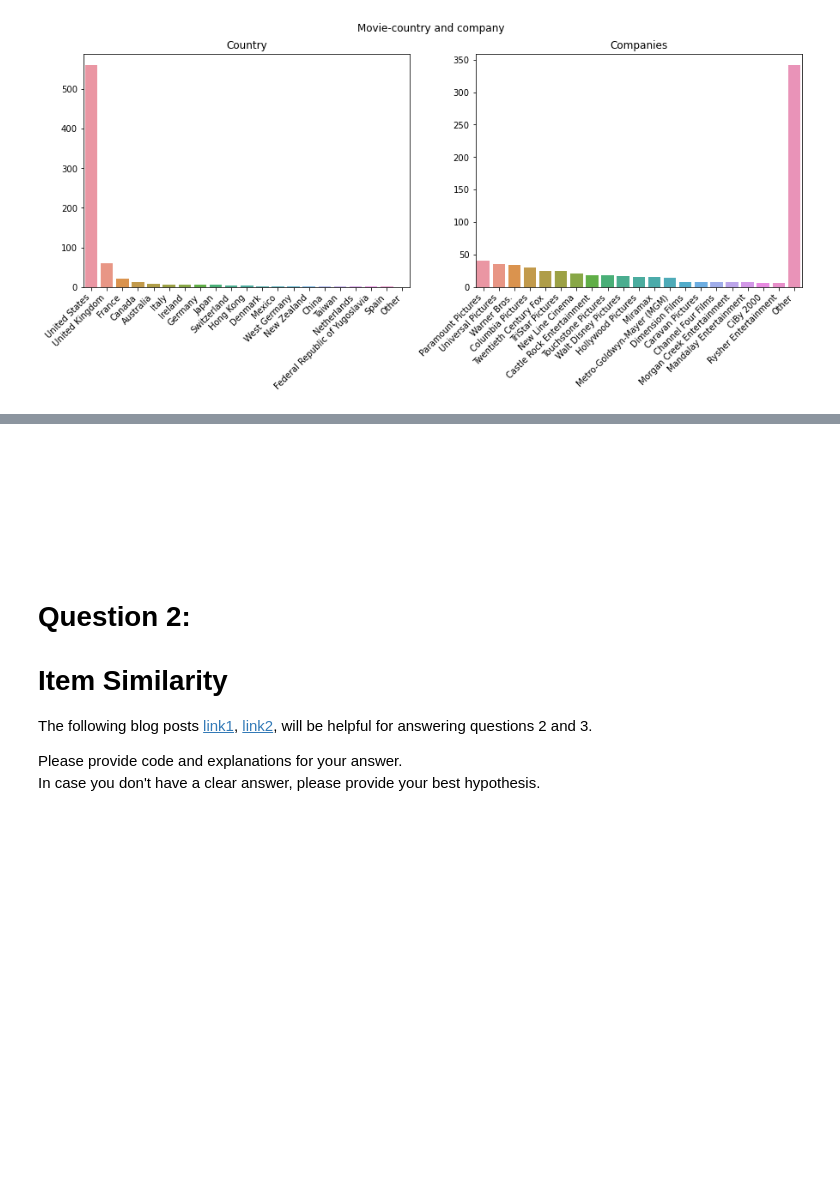
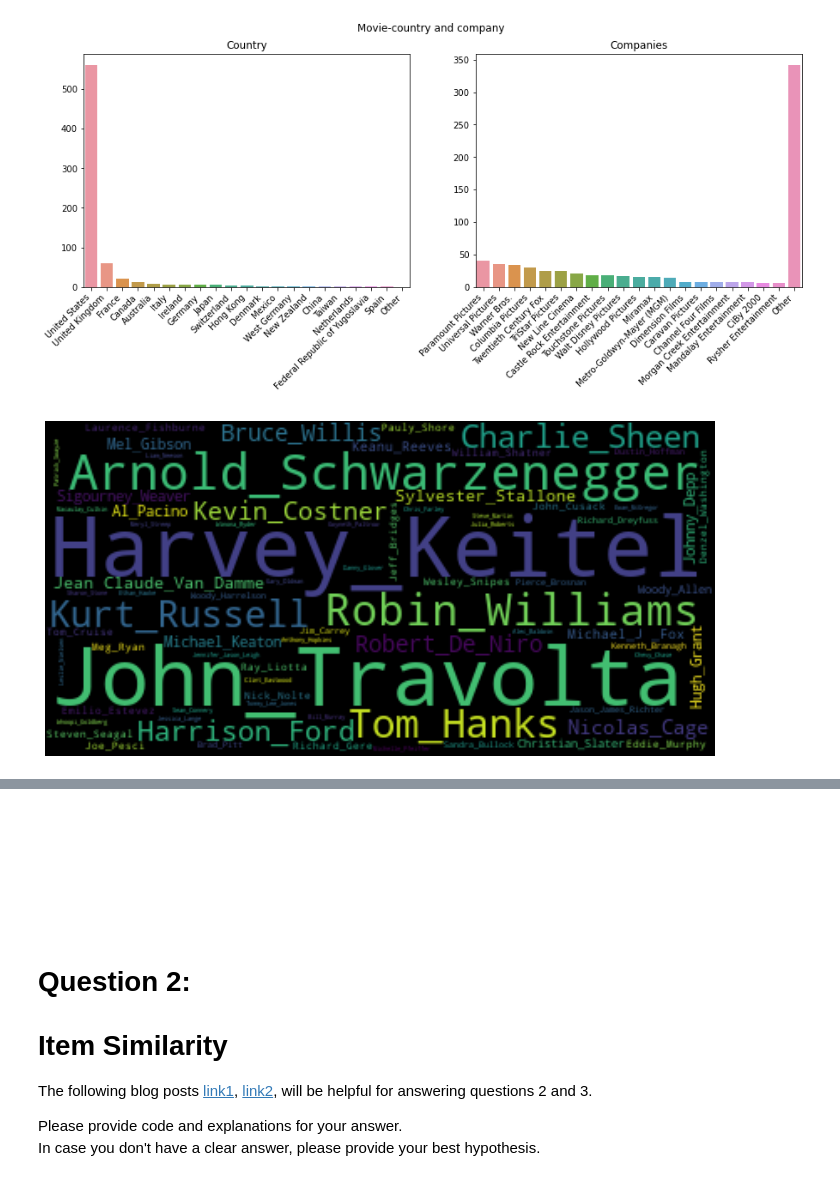
Before and after one commit to tsalex1992/Recommendation-Systems, a Jupyter notebook: HW2/Assignment2.ipynb, the cells around one changed output, grey strips where cells are left out. Drawn from its saved outputs; the diff is of its cells as text; code cells hidden in the pictures; blank space fills up the shorter version.

```diff
--- a/HW2/Assignment2.ipynb
+++ b/HW2/Assignment2.ipynb
@@ -284,3 +282,17 @@ axes[1].set_title('Companies')
 fig.show()
 # %% [output]
 [figure]
+# %%
+#  wordcloud of actors
+text = " ".join(star.replace(" ", "_") for star in df_moviesHeader.star if type(star) is str)
+stopwords = set(STOPWORDS)
+# Create and generate a word cloud image:
+wordcloud = WordCloud().generate(text)
+#  set plt size
+plt.figure(figsize=(12,10))
+# Display the generated image:
+plt.imshow(wordcloud, interpolation='bilinear')
+plt.axis("off")
+plt.show()
+# %% [output]
+[figure, added]
```
Also changed, not shown: parts of 7 cells of this notebook.
